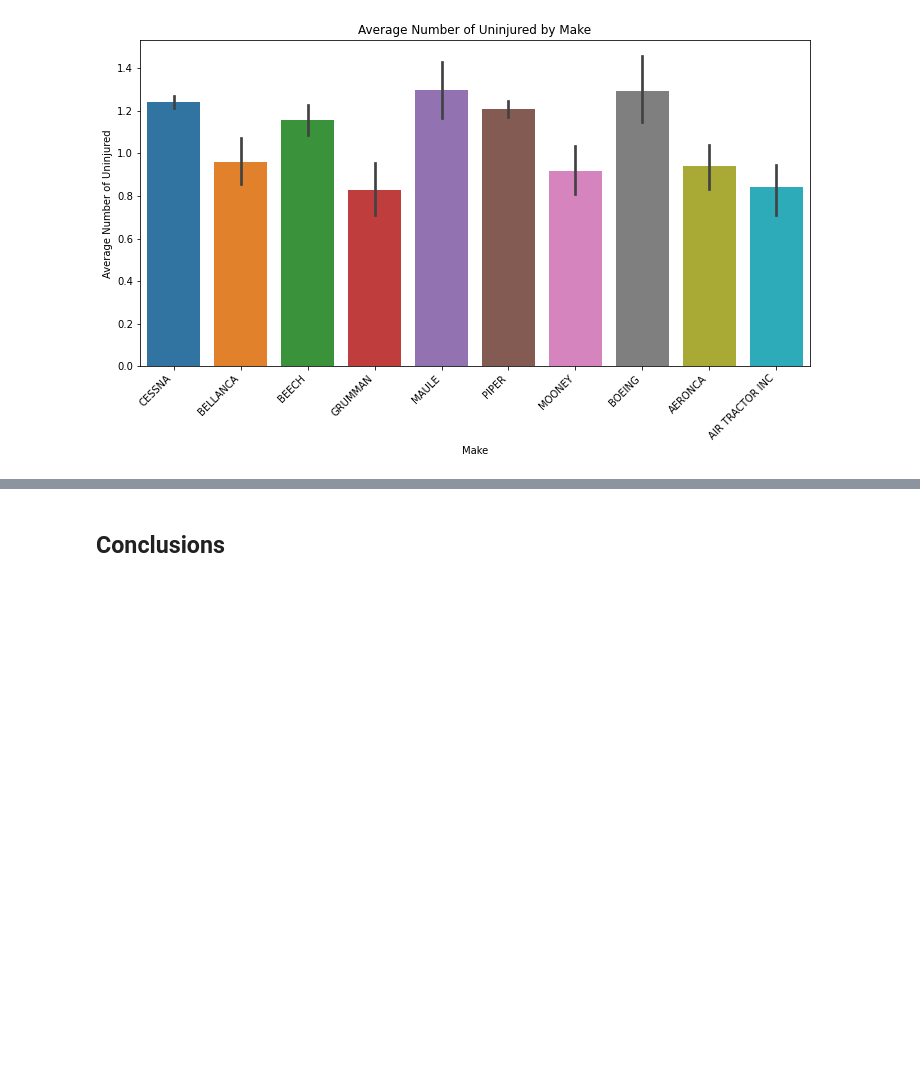
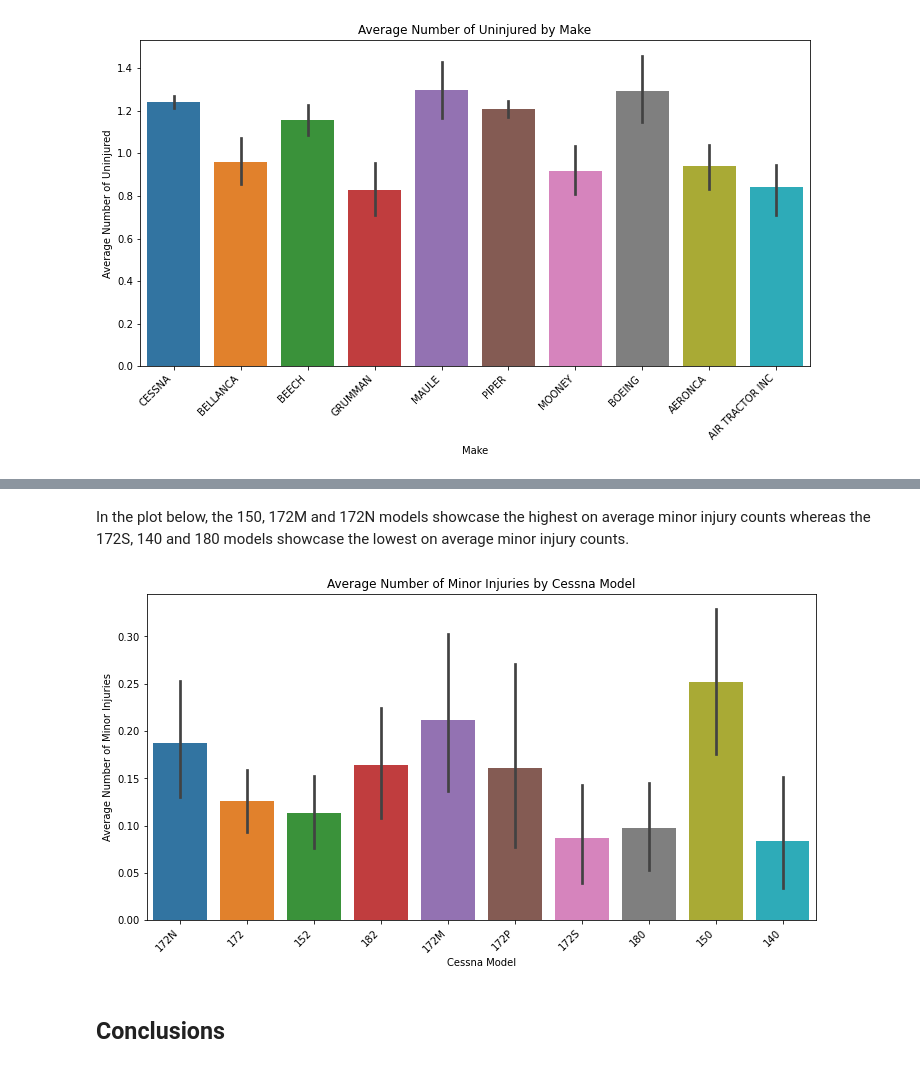
Before and after one commit to justinnllee/Aircraft_Safety_Analysis, a Jupyter notebook: notebook.ipynb, the cells around one changed output, grey strips where cells are left out. Cells and saved outputs as stored; diff of their text form; code cells hidden in the pictures; blank space fills up the shorter version.

```diff
--- a/notebook.ipynb
+++ b/notebook.ipynb
@@ -302,3 +406,21 @@ plt.show()
+# %% [markdown]
+In the plot below, the 150, 172M and 172N models showcase the highest on average minor injury counts whereas the 172S, 140 and 180 models showcase the lowest on average minor injury counts.
+# %%
+plt.figure(figsize=(12, 6))
+
+df_cessna_sorted = df_cessna.sort_values(by='Total.Minor.Injuries', ascending=False)
+
+sns.barplot(x='Model', y='Total.Minor.Injuries', data=df_cessna_sorted)
+
+plt.title('Average Number of Minor Injuries by Cessna Model')
+plt.xlabel('Cessna Model')
+plt.ylabel('Average Number of Minor Injuries')
+
+plt.xticks(rotation=45, ha='right')
+
+plt.show()
+# %% [output]
+[figure, added]
 # %% [markdown]
 ## Conclusions
 # %% [markdown]
```
Also changed, not shown: parts of 20 cells of this notebook.
